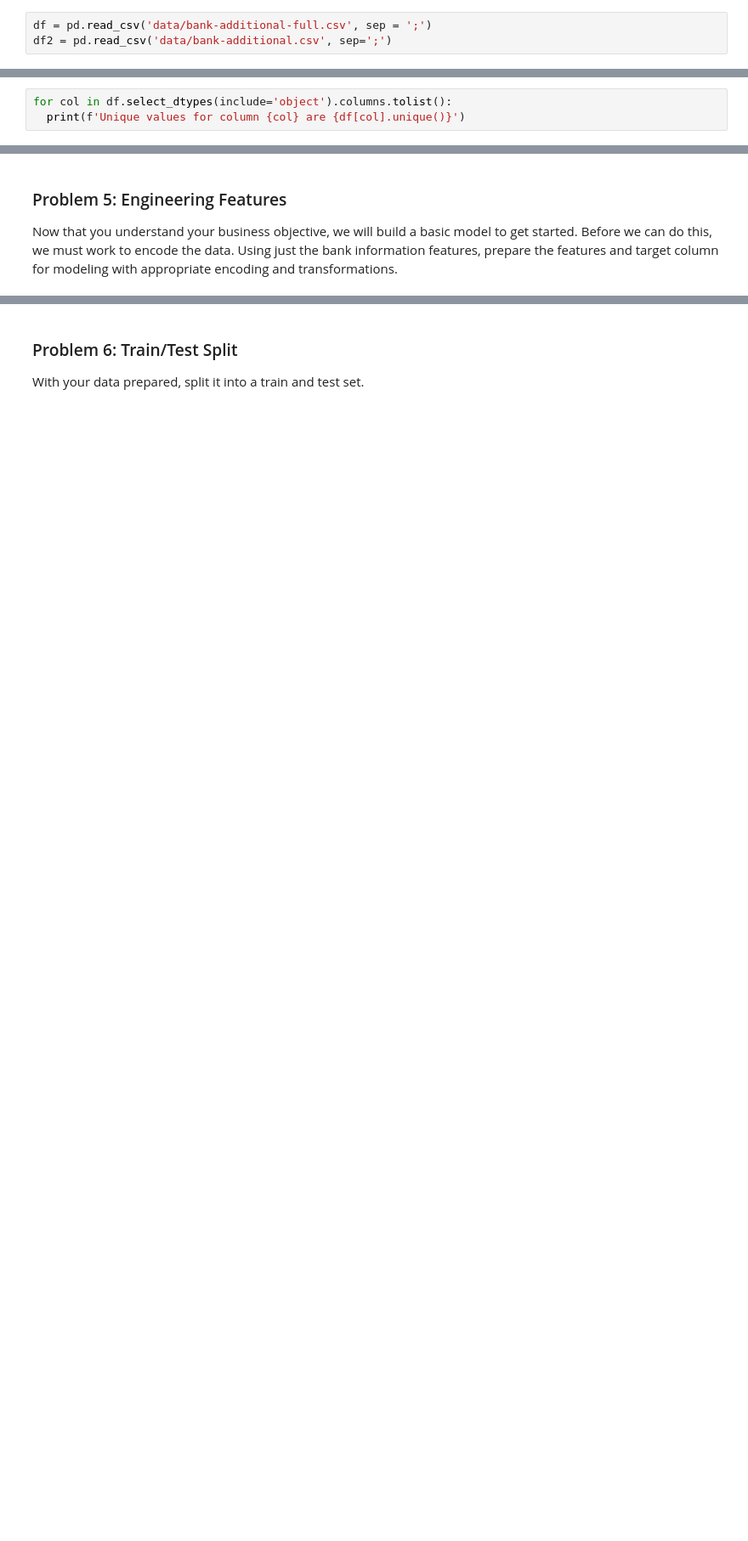
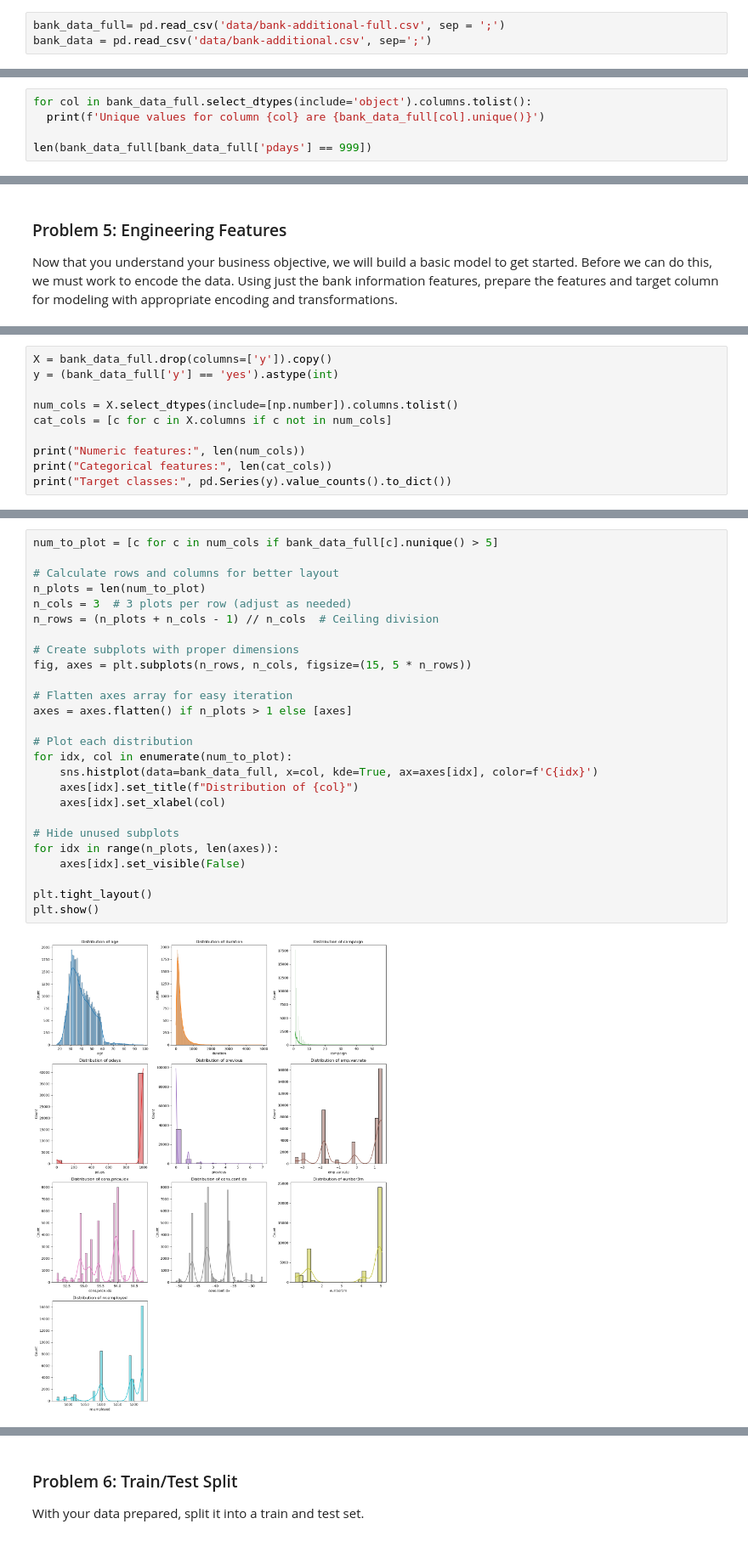
Before and after one commit to peanutenthusiast/symmetrical-fortnight, a Jupyter notebook: prompt_III.ipynb, the cells around one changed output, grey strips where cells are left out. Shown at 85% size. Saved outputs shown, nothing was run; the diff lists cells and outputs as text; blank space fills up the shorter version.

Commit message:
Add more visualizations, address up to problem 10

```diff
--- a/prompt_III.ipynb
+++ b/prompt_III.ipynb
@@ -21,4 +44,4 @@ import pandas as pd
 # %%
-df = pd.read_csv('data/bank-additional-full.csv', sep = ';')
-df2 = pd.read_csv('data/bank-additional.csv', sep=';')
+bank_data_full= pd.read_csv('data/bank-additional-full.csv', sep = ';')
+bank_data = pd.read_csv('data/bank-additional.csv', sep=';')
 # %%
@@ -119,8 +143,10 @@ data_quality_report(df)
 | nr.employed | float64 | 41188 | 0 | 0 | 0.0 | 0.0 | 11 | ... |
 | y | object | 41188 | 0 | 0 | 0.0 | 0.0 | 2 | ... |
 # %%
-for col in df.select_dtypes(include='object').columns.tolist():
-  print(f'Unique values for column {col} are {df[col].unique()}')
+for col in bank_data_full.select_dtypes(include='object').columns.tolist():
+  print(f'Unique values for column {col} are {bank_data_full[col].unique()}')
+
+len(bank_data_full[bank_data_full['pdays'] == 999])
 # %% [output]
 Unique values for column job are ['housemaid' 'services' 'admin.' 'blue-collar' 'technician' 'retired'
  'management' 'unemployed' 'self-employed' 'unknown' 'entrepreneur'
@@ -225,0 +330,10 @@ Now that you understand your business objective, we will build a basic model to
+# %%
+X = bank_data_full.drop(columns=['y']).copy()
+y = (bank_data_full['y'] == 'yes').astype(int)
+
+num_cols = X.select_dtypes(include=[np.number]).columns.tolist()
+cat_cols = [c for c in X.columns if c not in num_cols]
+
+print("Numeric features:", len(num_cols))
+print("Categorical features:", len(cat_cols))
+print("Target classes:", pd.Series(y).value_counts().to_dict())
@@ -225,0 +360,28 @@ Now that you understand your business objective, we will build a basic model to
+# %%
+num_to_plot = [c for c in num_cols if bank_data_full[c].nunique() > 5]
+
+# Calculate rows and columns for better layout
+n_plots = len(num_to_plot)
+n_cols = 3  # 3 plots per row (adjust as needed)
+n_rows = (n_plots + n_cols - 1) // n_cols  # Ceiling division
+
+# Create subplots with proper dimensions
+fig, axes = plt.subplots(n_rows, n_cols, figsize=(15, 5 * n_rows))
+
+# Flatten axes array for easy iteration
+axes = axes.flatten() if n_plots > 1 else [axes]
+
+# Plot each distribution
+for idx, col in enumerate(num_to_plot):
+    sns.histplot(data=bank_data_full, x=col, kde=True, ax=axes[idx], color=f'C{idx}')
+    axes[idx].set_title(f"Distribution of {col}")
+    axes[idx].set_xlabel(col)
+
+# Hide unused subplots
+for idx in range(n_plots, len(axes)):
+    axes[idx].set_visible(False)
+
+plt.tight_layout()
+plt.show()
+# %% [output]
+[figure, added]
```
Also changed, not shown: parts of 35 cells of this notebook, 1 other file.
